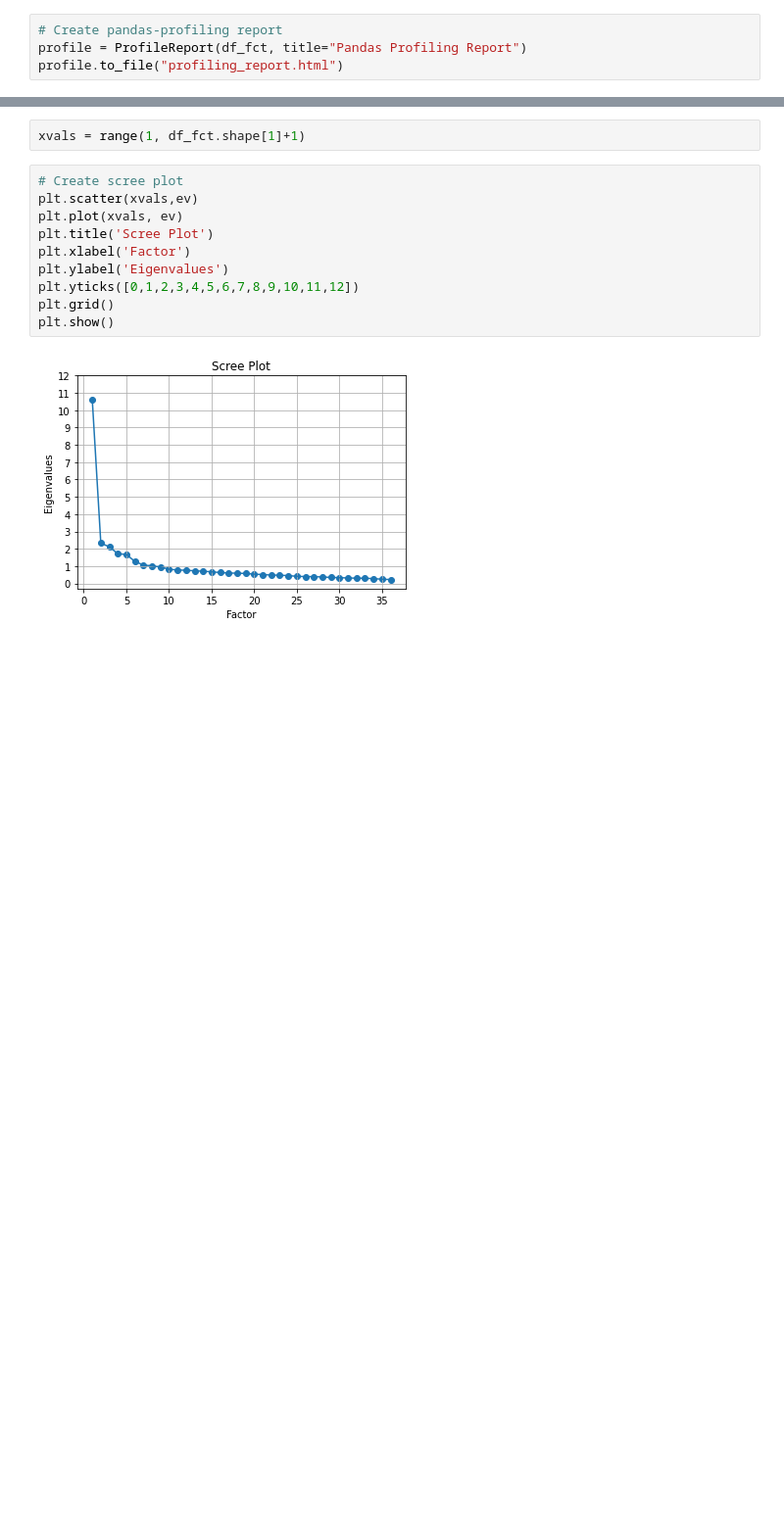
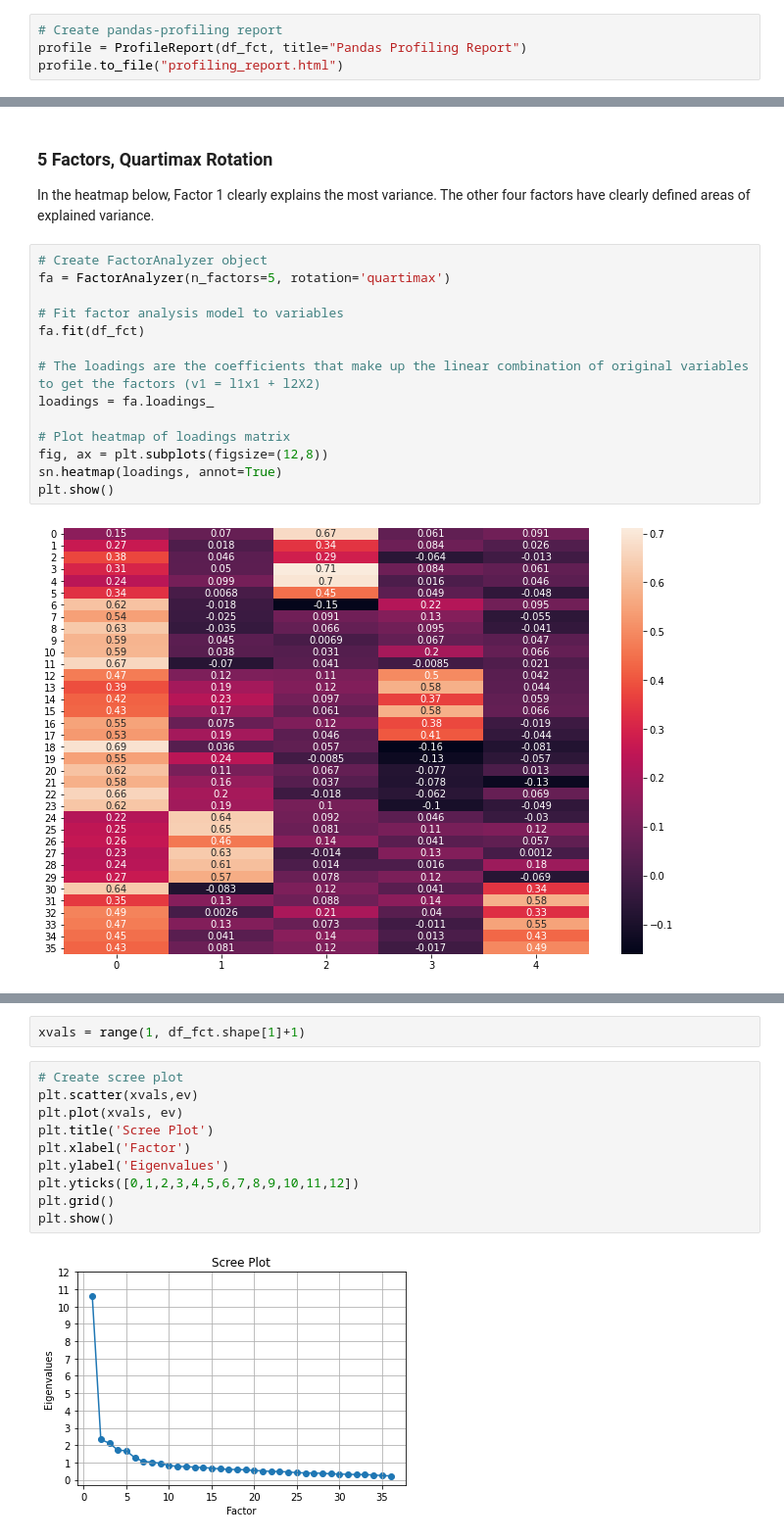
Before and after one commit to EricPostMaster/market-research-cluster-analysis, a Jupyter notebook: kmeans.ipynb, the cells around one changed output, grey strips where cells are left out. Shown: that part at 98% size. Saved outputs shown, nothing was run; the diff lists cells and outputs as text; blank space fills up the shorter version.

```diff
--- a/kmeans.ipynb
+++ b/kmeans.ipynb
@@ -53,0 +55,19 @@ loadings = fa.loadings_
+# %% [markdown]
+### 5 Factors, Quartimax Rotation
+In the heatmap below, Factor 1 clearly explains the most variance.  The other four factors have clearly defined areas of explained variance.
+# %%
+# Create FactorAnalyzer object
+fa = FactorAnalyzer(n_factors=5, rotation='quartimax')
+
+# Fit factor analysis model to variables
+fa.fit(df_fct)
+
+# The loadings are the coefficients that make up the linear combination of original variables to get the factors (v1 = l1x1 + l2X2)
+loadings = fa.loadings_
+
+# Plot heatmap of loadings matrix
+fig, ax = plt.subplots(figsize=(12,8))
+sn.heatmap(loadings, annot=True)
+plt.show()
+# %% [output]
+[figure, added]
```
Also changed, not shown: parts of 24 cells of this notebook.
